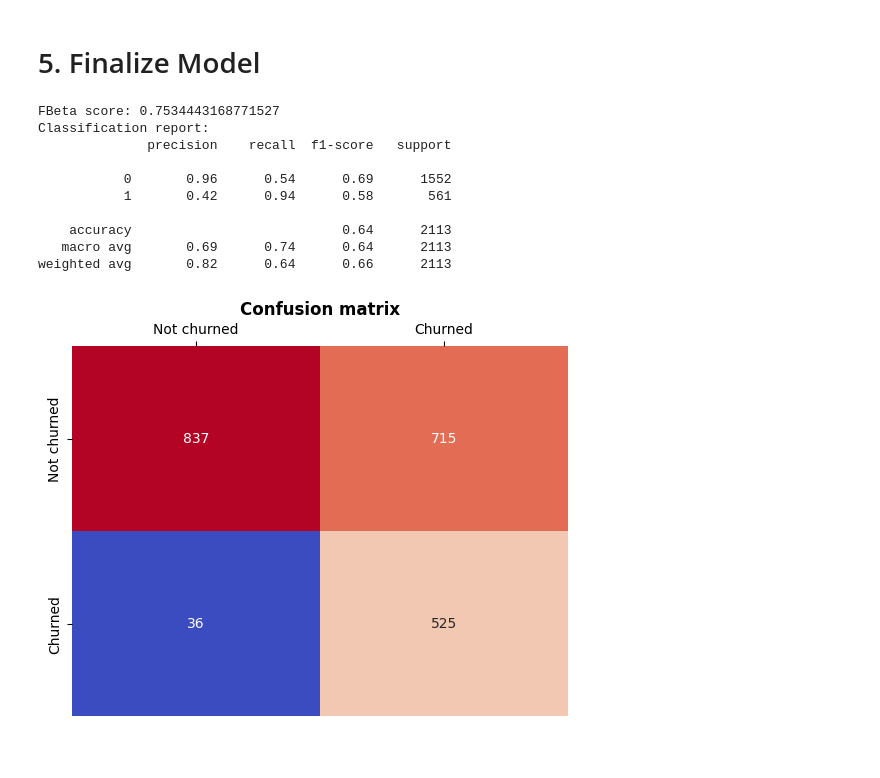
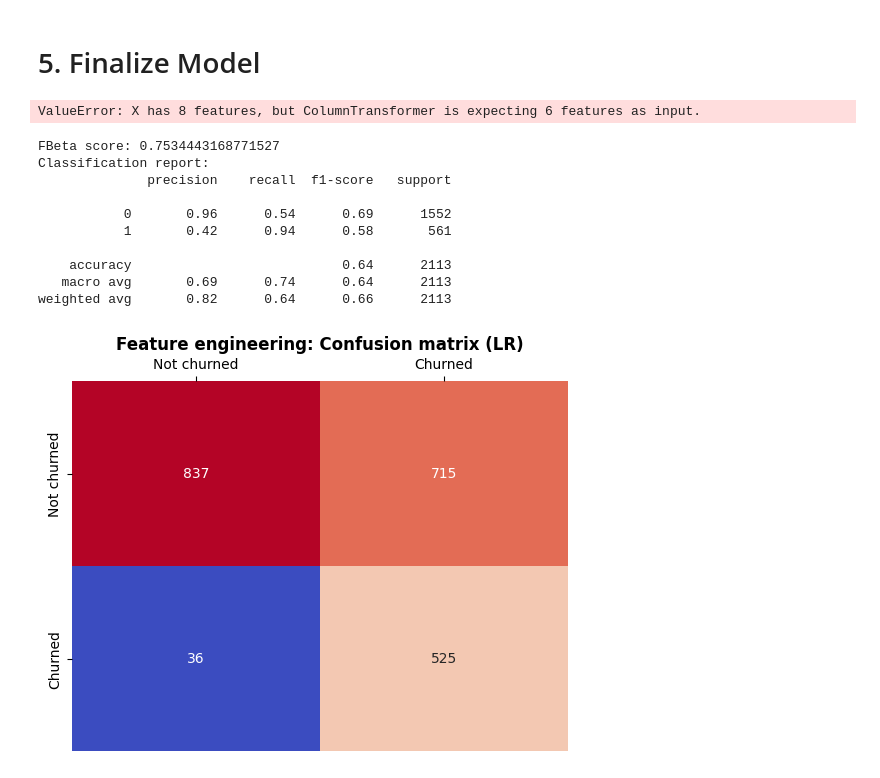
Before and after one commit to hyugai/MLOps-Classification-CustomerChurnTelco, a Jupyter notebook: notebook/feature_engineering.ipynb, the cells around one changed output. Cells and saved outputs as stored; diff of their text form; code cells hidden in the pictures.

```diff
--- a/notebook/feature_engineering.ipynb
+++ b/notebook/feature_engineering.ipynb
@@ -319,7 +319,7 @@ val_fbeta = fbeta_score(materials['y_test'], val_predictions,
 with mlflow.start_run():
     ### tags
     tags['pre_pro'] = 'si(mean)_pwt_ohe'
-    tags['base_model'] = 'LR'
+    tags['base_model'] = 'XGB' # CHANGE HERE
     tags['feature_selection'] = 'true'
     mlflow.set_tags(tags)
     ### metrics
@@ -368,8 +368,8 @@ simplefilter(action='ignore')
 artifacts_path = {'feature_selector': '../cache/temp/feature_selector.pkl',
                   'model': f'../cache/temp/model.pkl'}
 
-# base model
-base_model = get_seleted_models(['LR'])
+# base model CHANGE HERE
+base_model = get_seleted_models(['XGB'])
 
 # transformers
 transformers = SFS(tree)
@@ -421,7 +421,7 @@ val_fbeta = fbeta_score(materials['y_test'], val_predictions,
 with mlflow.start_run():
     ### tags
     tags['pre_pro'] = 'si(mean)_qtt_ohe'
-    tags['base_model'] = 'LR'
+    tags['base_model'] = 'XGB' # CHANGE HERE
     tags['feature_selection'] = 'true'
     mlflow.set_tags(tags)
     ### metrics
@@ -505,13 +509,14 @@ for name, resampler in resamplers:
                             beta=2)
     with mlflow.start_run():
         ### tags
-        mlflow.set_tags({'pre_pro': f'si(mean)_std_ohe_{name.lower()}',
-                         'base_model': 'LR',
-                         'feature_selection': 'true',
-                         'beta_f': 2})
+        tags['base_model'] = 'XGB'
+        tags['pre_pro'] = f'si(mean)_std_ohe_{name.lower()}'
+        tags['feature_selection'] = 'true'
+        mlflow.set_tags(tags)
         ### metrics
-        mlflow.log_metrics({'avg_fbeta': cv_results[name].mean(),
-                            'val_fbeta': val_fbeta})
+        metrics['avg_fbeta'] = cv_results[name].mean()
+        metrics['val_fbeta'] = val_fbeta
+        mlflow.log_metrics(metrics)
         ### model
         mlflow.pyfunc.log_model(artifact_path='model',
                                 python_model=MLflowModel(),
@@ -538,34 +543,39 @@ run_id = mlflow.search_runs(
 )['run_id'].values[0]
 model = mlflow.pyfunc.load_model(f"runs:/{run_id}/model")
+# %%
+model.predict(materials['X_test'])
+# %% [output]
+ValueError: X has 8 features, but ColumnTransformer is expecting 6 features as input.
 # %%
 # make predictions
 ## fbeta & classification report
 val_predictions = model.predict(materials['X_test'])
 val_fbeta = fbeta_score(materials['y_test'], val_predictions,
                         beta=2)
 print(f"FBeta score: {val_fbeta} \nClassification report: \n{classification_report(materials['y_test'], val_predictions)}")
 
 ## confusion matrix
 data = confusion_matrix(materials['y_test'], val_predictions)
 g = sns.heatmap(data,
             annot=True, fmt='.0f',
             cmap='coolwarm', cbar=False)
 g.xaxis.tick_top()
 g.set_xticklabels(['Not churned', 'Churned'])
 g.set_yticklabels(['Not churned', 'Churned'])
-g.set_title(label='Confusion matrix',
+g.set_title(label='Feature engineering: Confusion matrix (LR)',
             fontdict=dict(weight='bold'))
+g.get_figure().savefig('../cache/graphs/fe_conf_matrix_lr.png')
 
 plt.show()
 # %% [output]
 FBeta score: 0.7534443168771527
 Classification report:
               precision    recall  f1-score   support
 
            0       0.96      0.54      0.69      1552
            1       0.42      0.94      0.58       561
 
     accuracy                           0.64      2113
    macro avg       0.69      0.74      0.64      2113
 weighted avg       0.82      0.64      0.66      2113
-[figure, old version]
+[figure, new version]
```
Also changed, not shown: parts of 9 cells of this notebook, 51 other files.
